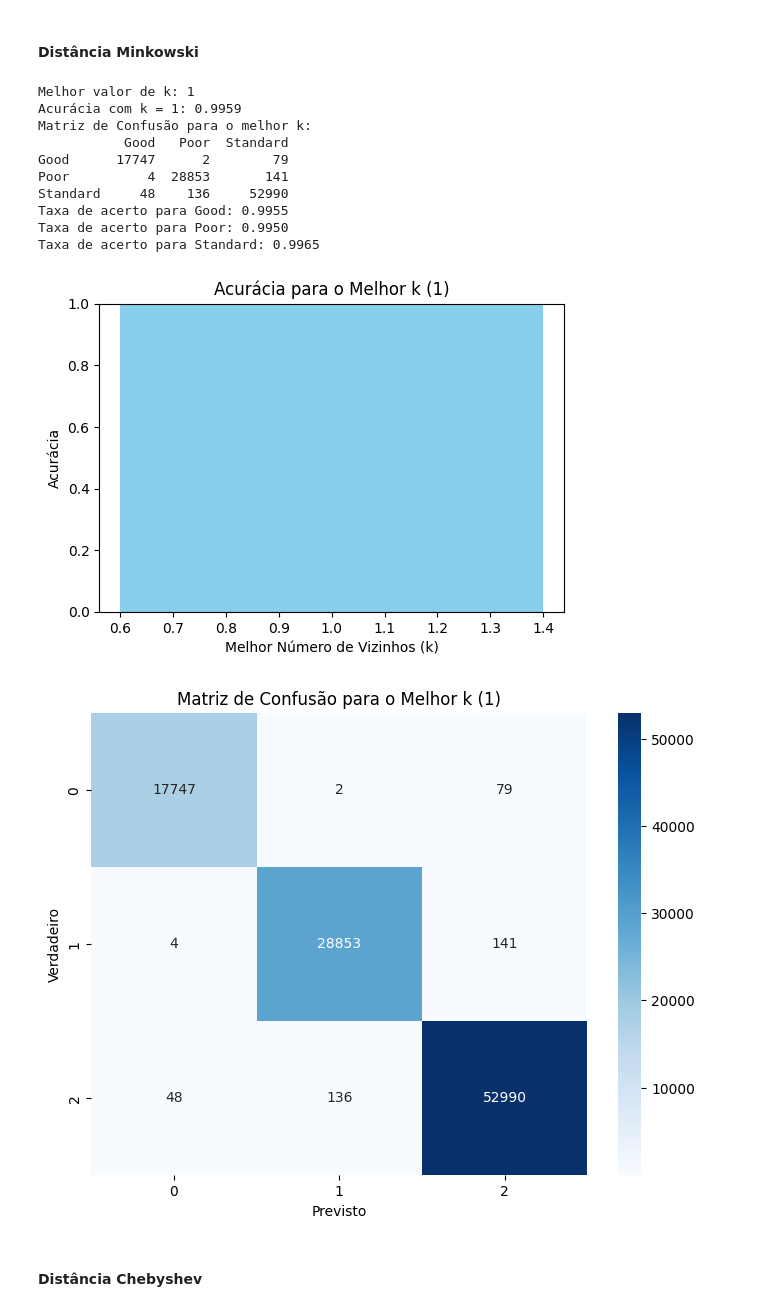
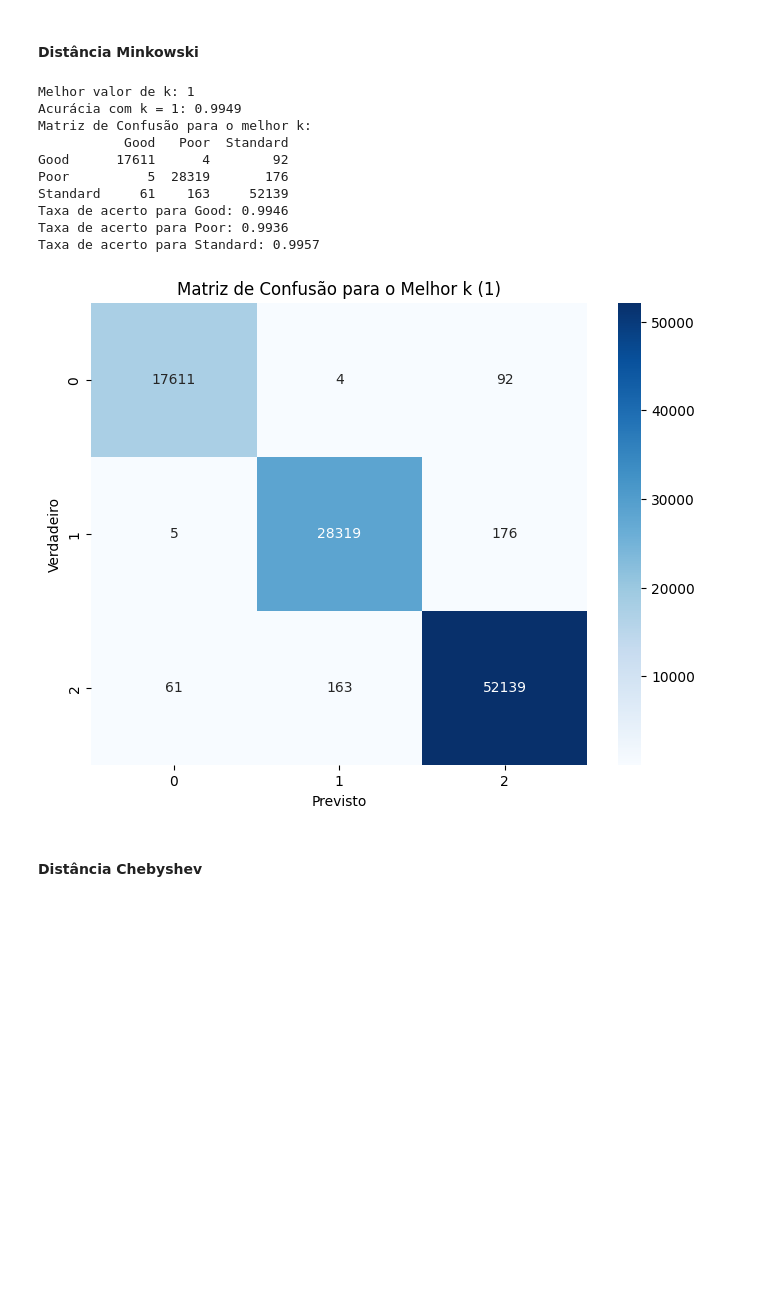
Before and after one commit to jianLicio/projeto_financeiro_IA, a Jupyter notebook: classificar/knn_pt2.ipynb, the cells around one changed output. Saved outputs shown, nothing was run; the diff lists cells and outputs as text; code cells hidden in the pictures; blank space fills up the shorter version.

```diff
--- a/classificar/knn_pt2.ipynb
+++ b/classificar/knn_pt2.ipynb
@@ -21,7 +21,7 @@ y_treino = label_encoder.fit_transform(y_treino)
 # Lista para armazenar os resultados
 results = []
 
-for k in range(1, 20, 1):
+for k in range(1, 10, 1):
     knn = KNeighborsClassifier(n_neighbors=k, metric='manhattan')
     knn.fit(X_treino, y_treino)
 
@@ -54,16 +54,6 @@ for i, classe in enumerate(classes):
     taxa_acerto[classe] = melhor_matriz_confusao[i, i] / melhor_matriz_confusao[i].sum()
     print(f"Taxa de acerto para {classe}: {taxa_acerto[classe]:.4f}")
 
-
-# Gráfico de Acurácia
-plt.figure(figsize=(6, 4))
-plt.bar([melhor_k], [melhor_acuracia], color='skyblue')
-plt.xlabel('Melhor Número de Vizinhos (k)')
-plt.ylabel('Acurácia')
-plt.title(f'Acurácia para o Melhor k ({melhor_k})')
-plt.ylim(0, 1)
-plt.show()
-
 # Heatmap da Matriz de Confusão
 plt.figure(figsize=(8, 6))
 sns.heatmap(melhor_matriz_confusao, annot=True, fmt='d', cmap='Blues')
@@ -97,7 +86,7 @@ y_treino = label_encoder.fit_transform(y_treino)
 # Lista para armazenar os resultados
 results = []
 
-for k in range(1, 20, 1):
+for k in range(1, 10, 1):
     knn = KNeighborsClassifier(n_neighbors=k, metric='minkowski')
     knn.fit(X_treino, y_treino)
 
@@ -114,52 +103,41 @@ for k in range(1, 20, 1):
 results_df = pd.DataFrame(results)
 
 melhor_k_index = results_df['Acurácia'].idxmax()
 melhor_k = results_df.loc[melhor_k_index, 'k']
 melhor_acuracia = results_df.loc[melhor_k_index, 'Acurácia']
 melhor_matriz_confusao = results_df.loc[melhor_k_index, 'Matriz de Confusão']
 
 print(f"Melhor valor de k: {melhor_k}")
 print(f"Acurácia com k = {melhor_k}: {melhor_acuracia:.4f}")
 print("Matriz de Confusão para o melhor k:")
 classes = label_encoder.classes_  # Recupera os nomes das classes originais
 conf_matrix_df = pd.DataFrame(melhor_matriz_confusao, index=classes, columns=classes)
 print(conf_matrix_df)
 
 taxa_acerto = {}
 for i, classe in enumerate(classes):
     taxa_acerto[classe] = melhor_matriz_confusao[i, i] / melhor_matriz_confusao[i].sum()
     print(f"Taxa de acerto para {classe}: {taxa_acerto[classe]:.4f}")
 
-
-# Gráfico de Acurácia
-plt.figure(figsize=(6, 4))
-plt.bar([melhor_k], [melhor_acuracia], color='skyblue')
-plt.xlabel('Melhor Número de Vizinhos (k)')
-plt.ylabel('Acurácia')
-plt.title(f'Acurácia para o Melhor k ({melhor_k})')
-plt.ylim(0, 1)
-plt.show()
-
 # Heatmap da Matriz de Confusão
 plt.figure(figsize=(8, 6))
 sns.heatmap(melhor_matriz_confusao, annot=True, fmt='d', cmap='Blues')
 plt.xlabel('Previsto')
 plt.ylabel('Verdadeiro')
 plt.title(f'Matriz de Confusão para o Melhor k ({melhor_k})')
 plt.show()
 # %% [output]
 Melhor valor de k: 1
-Acurácia com k = 1: 0.9959
+Acurácia com k = 1: 0.9949
 Matriz de Confusão para o melhor k:
            Good   Poor  Standard
-Good      17747      2        79
-Poor          4  28853       141
-Standard     48    136     52990
-Taxa de acerto para Good: 0.9955
-Taxa de acerto para Poor: 0.9950
-Taxa de acerto para Standard: 0.9965
+Good      17611      4        92
+Poor          5  28319       176
+Standard     61    163     52139
+Taxa de acerto para Good: 0.9946
+Taxa de acerto para Poor: 0.9936
+Taxa de acerto para Standard: 0.9957
-[figure, old version]
+[figure, new version]
-[figure, removed]
 # %% [markdown]
 #### Distância Chebyshev
 # %%
```
Also changed, not shown: parts of 4 cells of this notebook, 55 other files.
